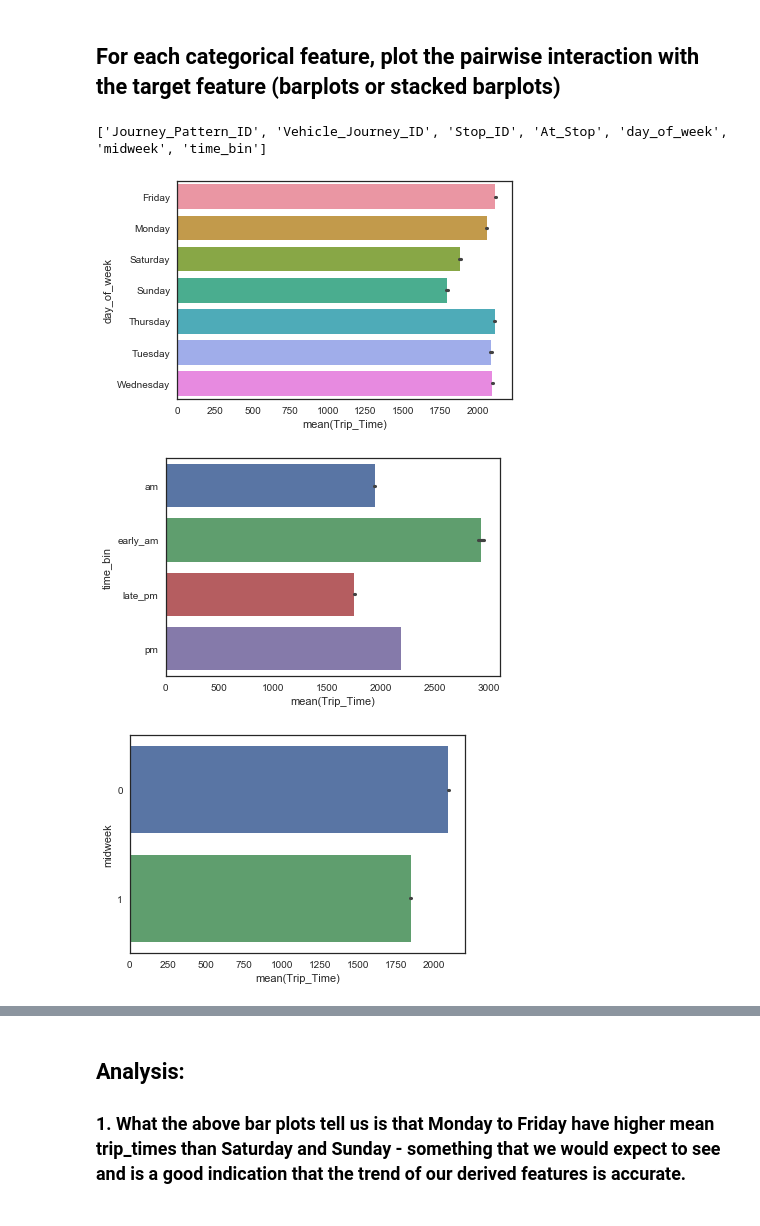
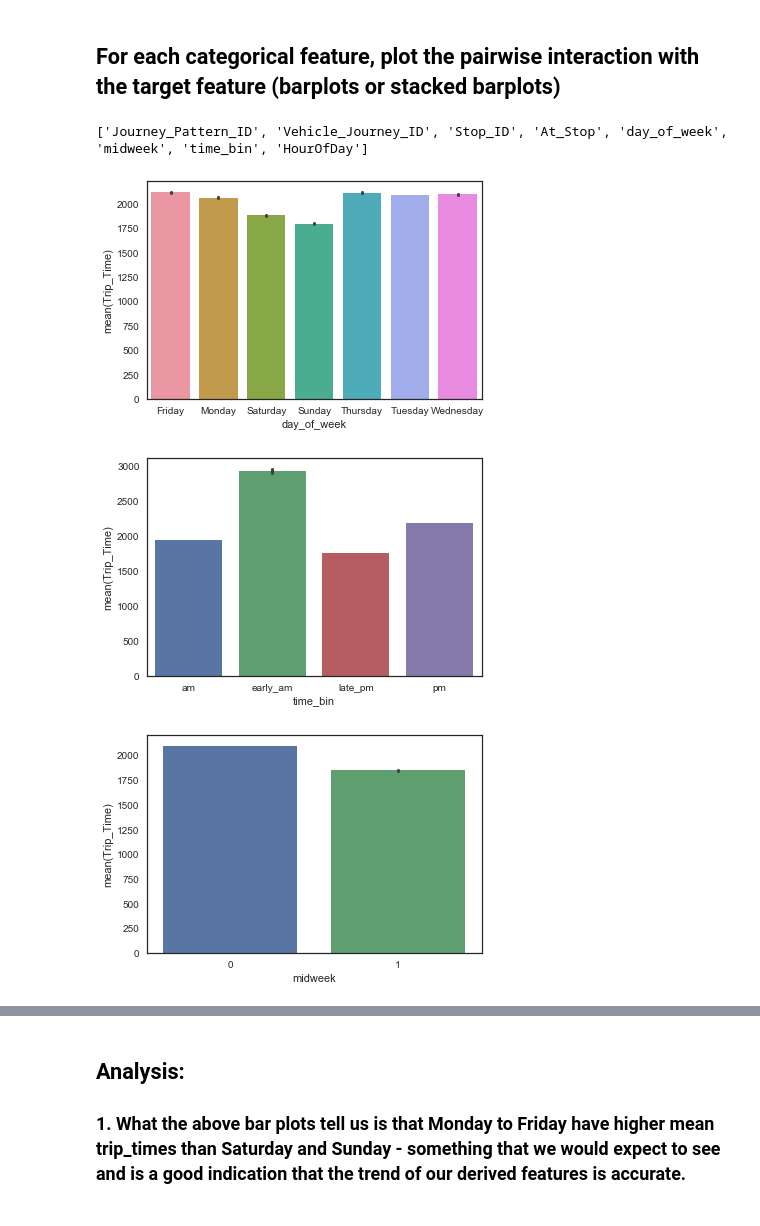
Before and after one commit to PamelaKelly/ETADataHandling, a Jupyter notebook: data_quality/data_quality_report_one_week_v2.ipynb, the cells around one changed output, grey strips where cells are left out. Cells and saved outputs as stored; diff of their text form; code cells hidden in the pictures.

Commit message:
updates to data quality

```diff
--- a/data_quality/data_quality_report_one_week_v2.ipynb
+++ b/data_quality/data_quality_report_one_week_v2.ipynb
@@ -55,8 +55,8 @@ temp                  float64
 wind                  float64
 dtype: object
 # %%
-continuous_features = ['Distance', 'Trip_Time', 'HourOfDay', 'cloud', 'rain', 'temp', 'wind']
-categorical_features = ['Journey_Pattern_ID', 'Vehicle_Journey_ID','Stop_ID','At_Stop','day_of_week', 'midweek', 'time_bin']
+continuous_features = ['Distance', 'Trip_Time', 'cloud', 'rain', 'temp', 'wind']
+categorical_features = ['Journey_Pattern_ID', 'Vehicle_Journey_ID','Stop_ID','At_Stop','day_of_week', 'midweek', 'time_bin', 'HourOfDay']
 # %%
 for item in categorical_features:
     df[item] = df[item].astype('category')
@@ -369,19 +388,19 @@ plt.savefig("trip_time_wind_relationship_week1_v2.png")
 # %%
 print(categorical_features)
 # %% [output]
-['Journey_Pattern_ID', 'Vehicle_Journey_ID', 'Stop_ID', 'At_Stop', 'day_of_week', 'midweek', 'time_bin']
+['Journey_Pattern_ID', 'Vehicle_Journey_ID', 'Stop_ID', 'At_Stop', 'day_of_week', 'midweek', 'time_bin', 'HourOfDay']
 # %%
-sns.barplot(x="Trip_Time", y="day_of_week", data=df)
+sns.barplot(x="day_of_week", y="Trip_Time", data=df)
 plt.savefig("trip_time_day_relationship_week1_v2.png")
 # %% [output]
-[figure, old version]
+[figure, new version]
 # %%
-sns.barplot(x="Trip_Time", y="time_bin", data=df)
+sns.barplot(x="time_bin", y="Trip_Time", data=df)
 plt.savefig("trip_time_time_bin_relationship_week1_v2.png")
 # %% [output]
-[figure, old version]
+[figure, new version]
 # %%
-sns.barplot(x="Trip_Time", y="midweek", data=df)
+sns.barplot(x="midweek", y ="Trip_Time", data=df)
 plt.savefig("trip_time_midweek_relationship_week1_v2.png")
 # %% [output]
-[figure, old version]
+[figure, new version]
```
Also changed, not shown: parts of 16 cells of this notebook, 1 other file.
